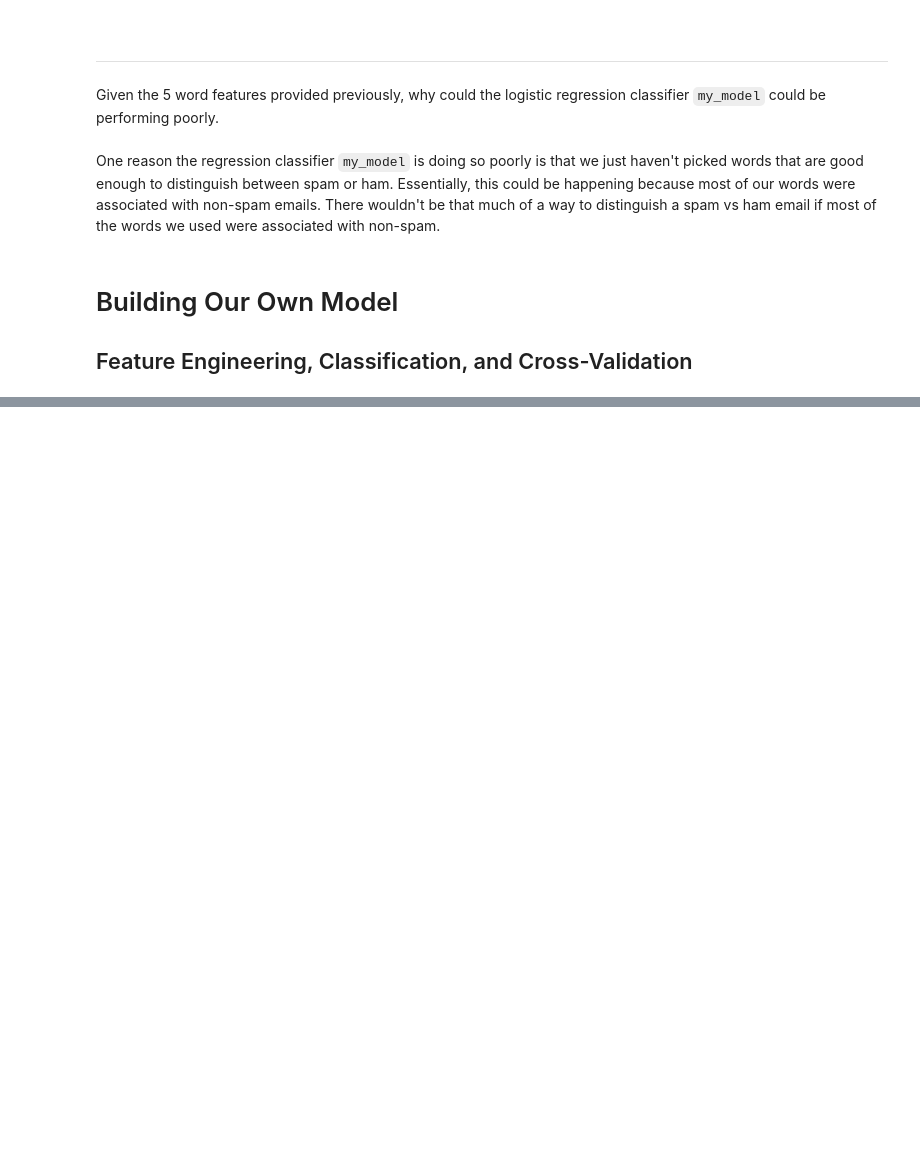
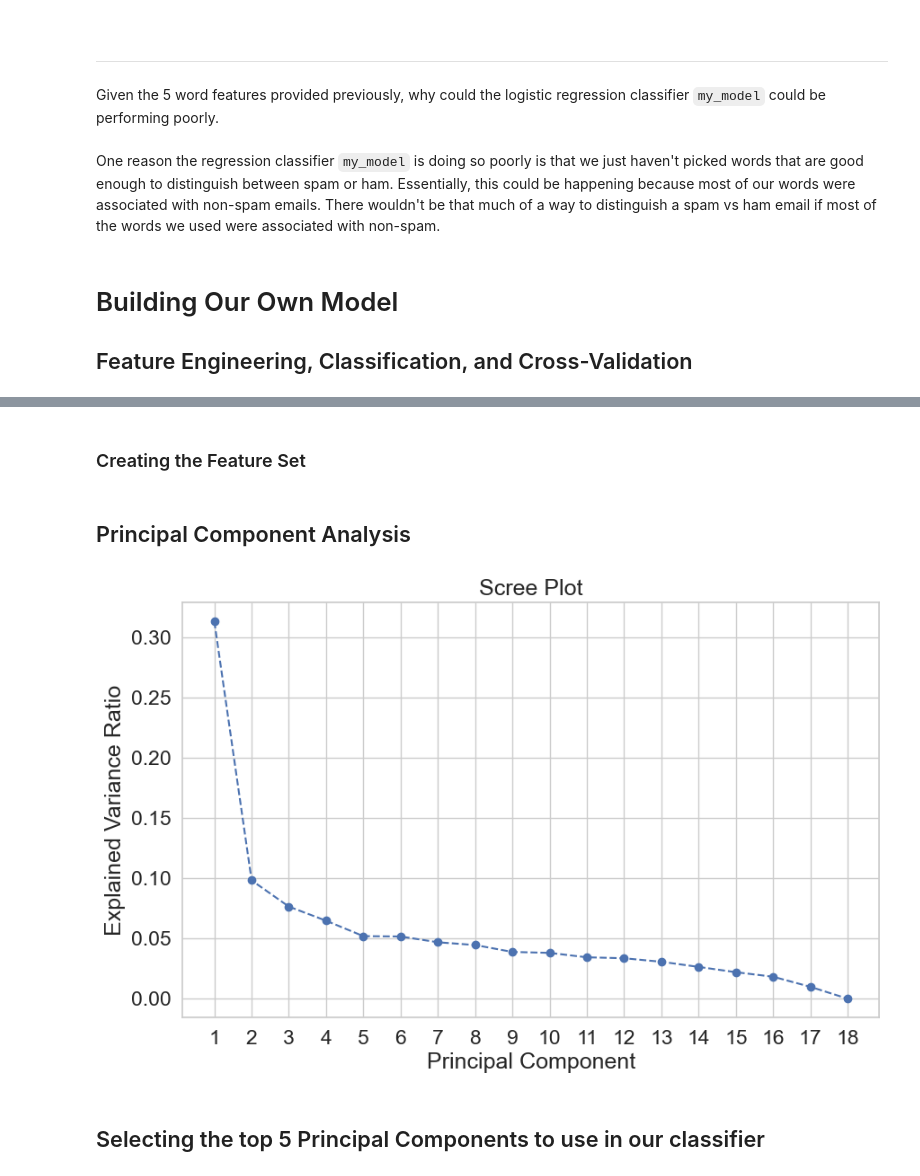
Before and after one commit to brandonconcepcion/Spam-vs-Ham, a Jupyter notebook: Notebook.ipynb, the cells around one changed output, grey strips where cells are left out. Drawn from its saved outputs; the diff is of its cells as text; code cells hidden in the pictures; blank space fills up the shorter version.

```diff
--- a/Notebook.ipynb
+++ b/Notebook.ipynb
@@ -1403,0 +644,2 @@ Your submission has been exported. Click here to download the zip file.
+# %% [markdown]
+### Creating the Feature Set
@@ -1403,0 +670,31 @@ Your submission has been exported. Click here to download the zip file.
+# %% [markdown]
+## Principal Component Analysis
+# %%
+features = best_words + ["length_email", "num_words", "num_characters","html_tag_count"]
+X2_train = train[features]
+X2_val = val[features]
+
+
+Y2_train = train["spam"]
+Y2_val = val["spam"]
+scaler = StandardScaler()
+train_scaled = scaler.fit_transform(X2_train)
+val_scaled = scaler.transform(X2_val)
+
+# Fit PCA without limiting the number of components
+pca = PCA()
+pca.fit(train_scaled)
+
+# Plotting the scree plot
+plt.figure(figsize=(10, 6))
+plt.plot(range(1, len(pca.explained_variance_ratio_) + 1), pca.explained_variance_ratio_, marker='o', linestyle='--')
+plt.title('Scree Plot')
+plt.xlabel('Principal Component')
+plt.ylabel('Explained Variance Ratio')
+plt.xticks(range(1, len(pca.explained_variance_ratio_) + 1))
+plt.grid(True)
+plt.show()
+# %% [output]
+[figure, added]
+# %% [markdown]
+## Selecting the top 5 Principal Components to use in our classifier
```
Also changed, not shown: parts of 110 cells of this notebook, 2 other files.
